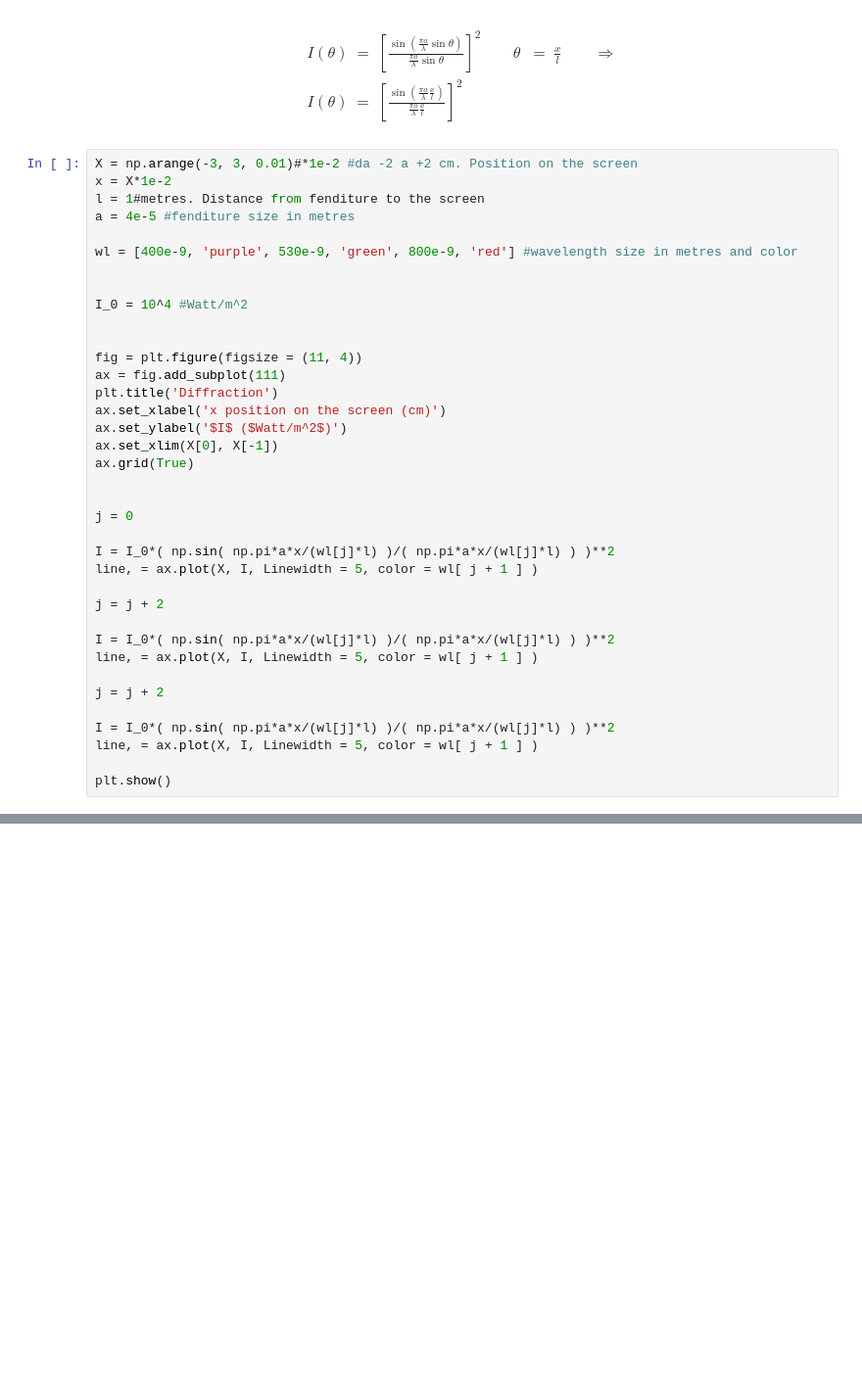
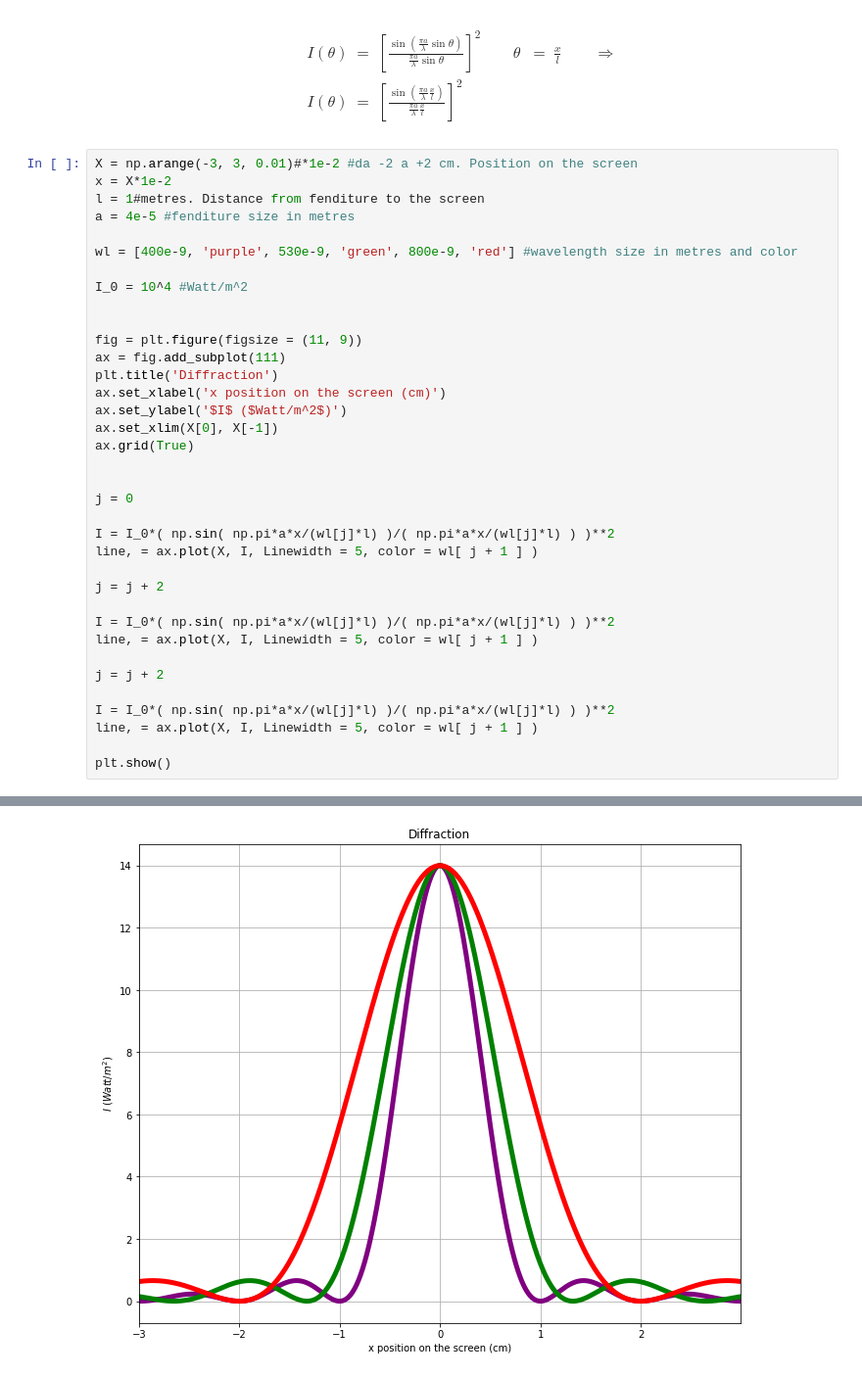
Before and after one commit to stefanovic80/DiffractionPattern, a Jupyter notebook: DiffractionPattern.ipynb, the cells around one changed output, grey strips where cells are left out. Shown at 98% size. Cells and saved outputs as stored; diff of their text form; blank space fills up the shorter version.

Commit message:
a bigger size of the plot should be here

```diff
--- a/DiffractionPattern.ipynb
+++ b/DiffractionPattern.ipynb
@@ -22,11 +22,10 @@ a = 4e-5 #fenditure size in metres
 
 wl = [400e-9, 'purple', 530e-9, 'green', 800e-9, 'red'] #wavelength size in metres and color
 
-
 I_0 = 10^4 #Watt/m^2
 
 
-fig = plt.figure(figsize = (11, 4))
+fig = plt.figure(figsize = (11, 9))
 ax = fig.add_subplot(111)
 plt.title('Diffraction')
 ax.set_xlabel('x position on the screen (cm)')
@@ -56,0 +54 @@ plt.show()
+[figure, added]
```
Also changed, not shown: parts of 3 cells of this notebook.
